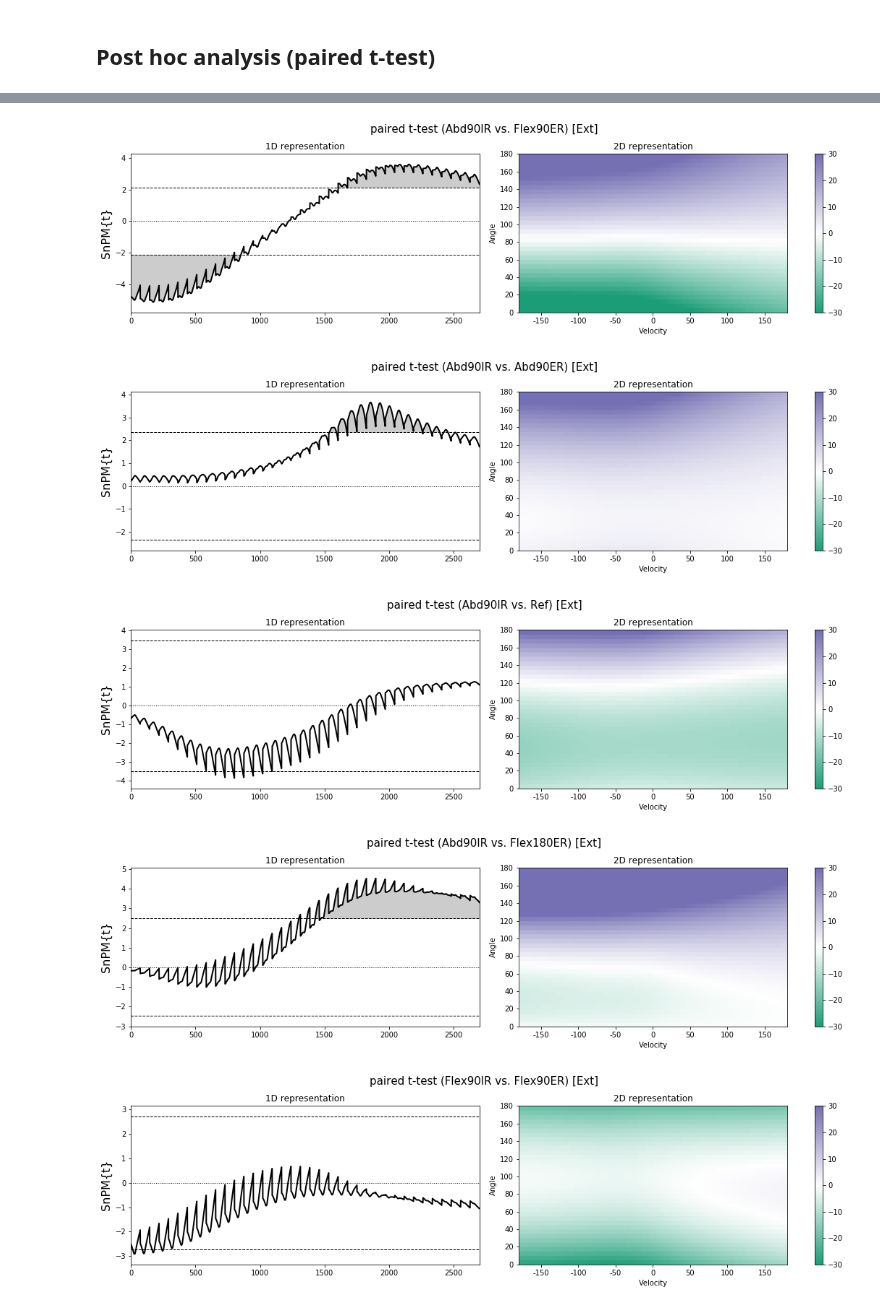
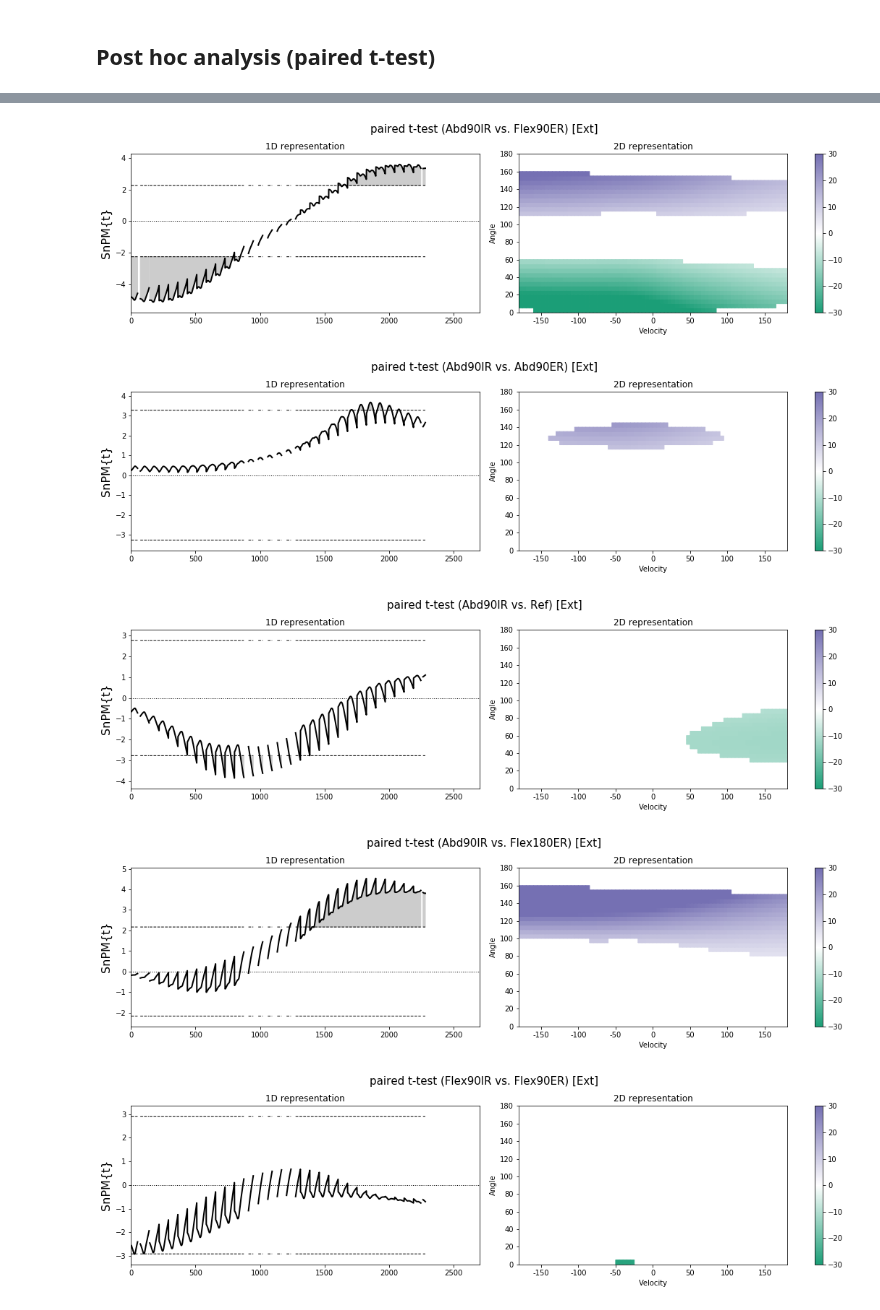
Before and after one commit to romainmartinez/envergo, a Jupyter notebook: 1_spm.ipynb, the cells around one changed output, grey strips where cells are left out. Saved outputs shown, nothing was run; the diff lists cells and outputs as text; code cells hidden in the pictures.

Commit message:
iterations at 50 (faster to debug but not used)

```diff
--- a/1_spm.ipynb
+++ b/1_spm.ipynb
@@ -151,7 +151,7 @@ def display_results(spm, drop_non_significative=False, title=None,
 ## One-way repeated-measures ANOVA (non-parametric)
 # %%
 alpha = 0.05
-iterations = 10000
+iterations = 50
 np.random.seed(0)
 
 a_spm = spm1d.stats.nonparam.anova1rm(y, positions, participants)
@@ -183,11 +181,11 @@ for A, B in combinations:
         colors = ['#1b9e77', 'white', '#7570b3']
     diff = np.mean(yA, axis=0) - np.mean(yB, axis=0)
 
-    t_spm = spm1d.stats.nonparam.ttest_paired(yA, yB)
+    t_spm = spm1d.stats.nonparam.ttest_paired(yA, yB, roi=roi)
     t_spmi = t_spm.inference(alpha, two_tailed=True, iterations=iterations, force_iterations=True)
 
     title = 'paired t-test ({} vs. {}) [{}]'.format(name_positions[A], name_positions[B], contraction)
-    display_results(t_spmi, drop_non_significative=False, title=title,
+    display_results(t_spmi, drop_non_significative=True, title=title,
                     print_result=False, save_fig=True,
                     colors=colors, diff=diff)
 # %% [output]
@@ -195,5 +193,5 @@ for A, B in combinations:
-[figure, old version]
+[figure, new version]
-[figure, old version]
+[figure, new version]
-[figure, old version]
+[figure, new version]
-[figure, old version]
+[figure, new version]
-[figure, old version]
+[figure, new version]
```
Also changed, not shown: parts of 3 cells of this notebook.
